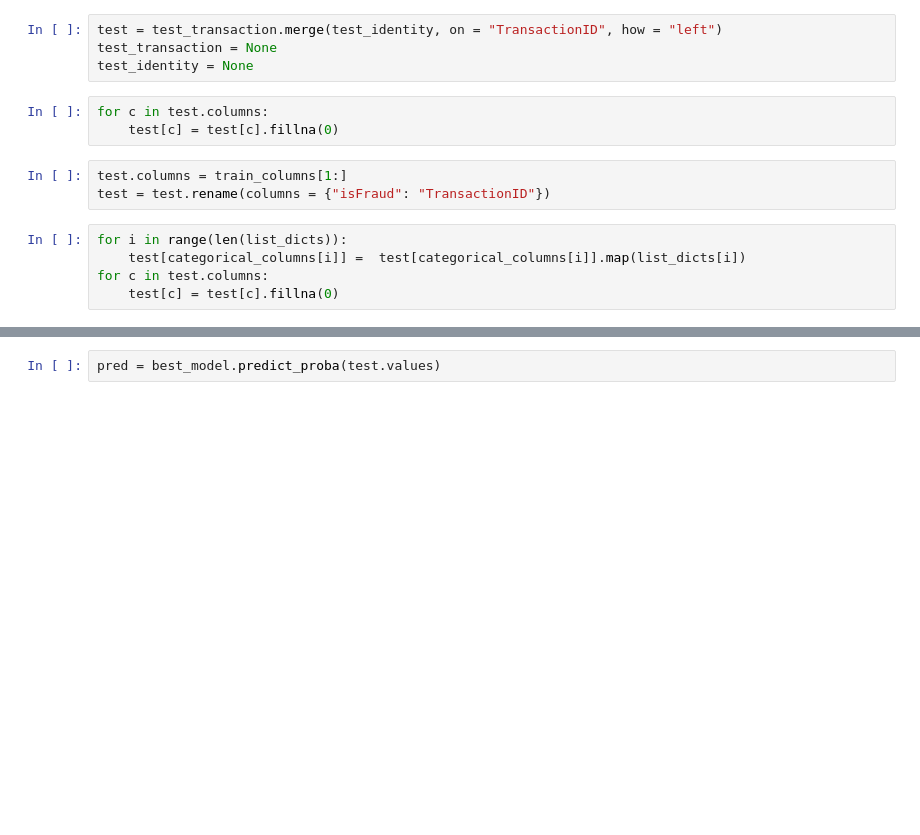
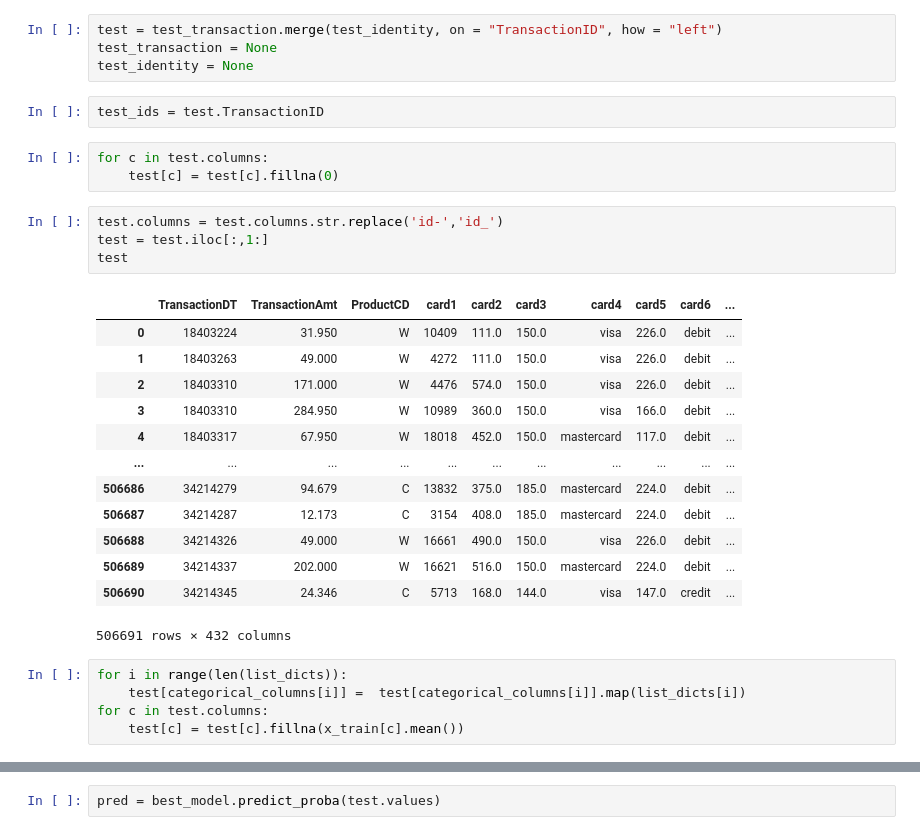
Before and after one commit to MauRodriguez/Orga-de-Datos-entregas, a Jupyter notebook: TP 3/baseline.ipynb, the cells around one changed output, grey strips where cells are left out. Drawn from its saved outputs; the diff is of its cells as text; blank space fills up the shorter version.

```diff
--- a/TP 3/baseline.ipynb
+++ b/TP 3/baseline.ipynb
@@ -178,17 +166,34 @@ test_identity = pd.read_csv("ieee-fraud-detection/test_identity.csv")
 test = test_transaction.merge(test_identity, on = "TransactionID", how = "left")
 test_transaction = None
 test_identity = None
+# %%
+test_ids = test.TransactionID
 # %%
 for c in test.columns:
     test[c] = test[c].fillna(0)
 # %%
-test.columns = train_columns[1:]
-test = test.rename(columns = {"isFraud": "TransactionID"})
+test.columns = test.columns.str.replace('id-','id_')
+test = test.iloc[:,1:]
+test
+# %% [output]
+|  | TransactionDT | TransactionAmt | ProductCD | card1 | card2 | card3 | card4 | card5 | card6 | ... |
+| 0 | 18403224 | 31.950 | W | 10409 | 111.0 | 150.0 | visa | 226.0 | debit | ... |
+| 1 | 18403263 | 49.000 | W | 4272 | 111.0 | 150.0 | visa | 226.0 | debit | ... |
+| 2 | 18403310 | 171.000 | W | 4476 | 574.0 | 150.0 | visa | 226.0 | debit | ... |
+| 3 | 18403310 | 284.950 | W | 10989 | 360.0 | 150.0 | visa | 166.0 | debit | ... |
+| 4 | 18403317 | 67.950 | W | 18018 | 452.0 | 150.0 | mastercard | 117.0 | debit | ... |
+| ... | ... | ... | ... | ... | ... | ... | ... | ... | ... | ... |
+| 506686 | 34214279 | 94.679 | C | 13832 | 375.0 | 185.0 | mastercard | 224.0 | debit | ... |
+| 506687 | 34214287 | 12.173 | C | 3154 | 408.0 | 185.0 | mastercard | 224.0 | debit | ... |
+| 506688 | 34214326 | 49.000 | W | 16661 | 490.0 | 150.0 | visa | 226.0 | debit | ... |
+| 506689 | 34214337 | 202.000 | W | 16621 | 516.0 | 150.0 | mastercard | 224.0 | debit | ... |
+| 506690 | 34214345 | 24.346 | C | 5713 | 168.0 | 144.0 | visa | 147.0 | credit | ... |
+506691 rows × 432 columns
 # %%
 for i in range(len(list_dicts)):
     test[categorical_columns[i]] =  test[categorical_columns[i]].map(list_dicts[i])
 for c in test.columns:
-    test[c] = test[c].fillna(0)
+    test[c] = test[c].fillna(x_train[c].mean())
 # %%
 test
 # %% [output]
```
Also changed, not shown: parts of 15 cells of this notebook, 3 other files.
